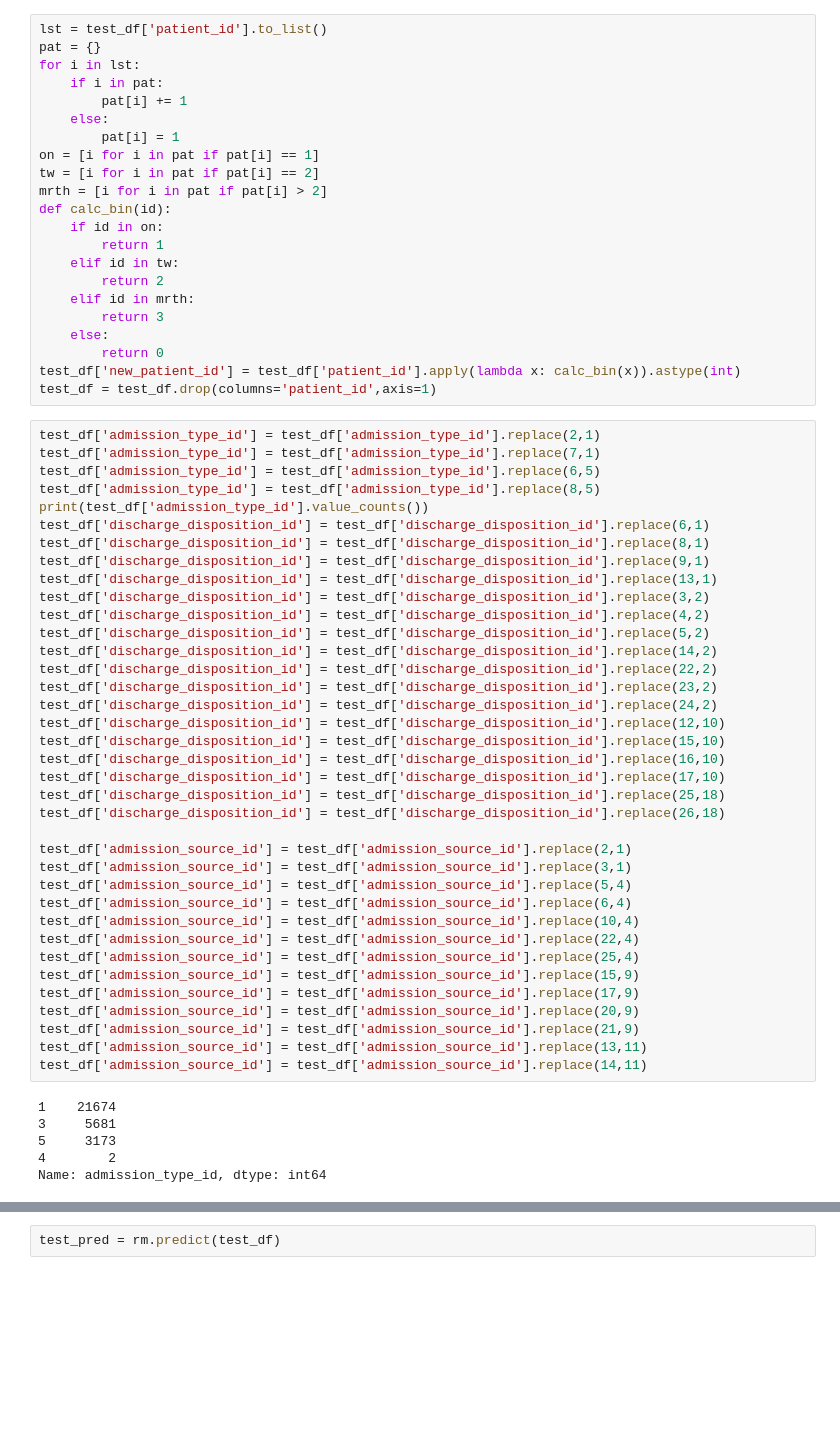
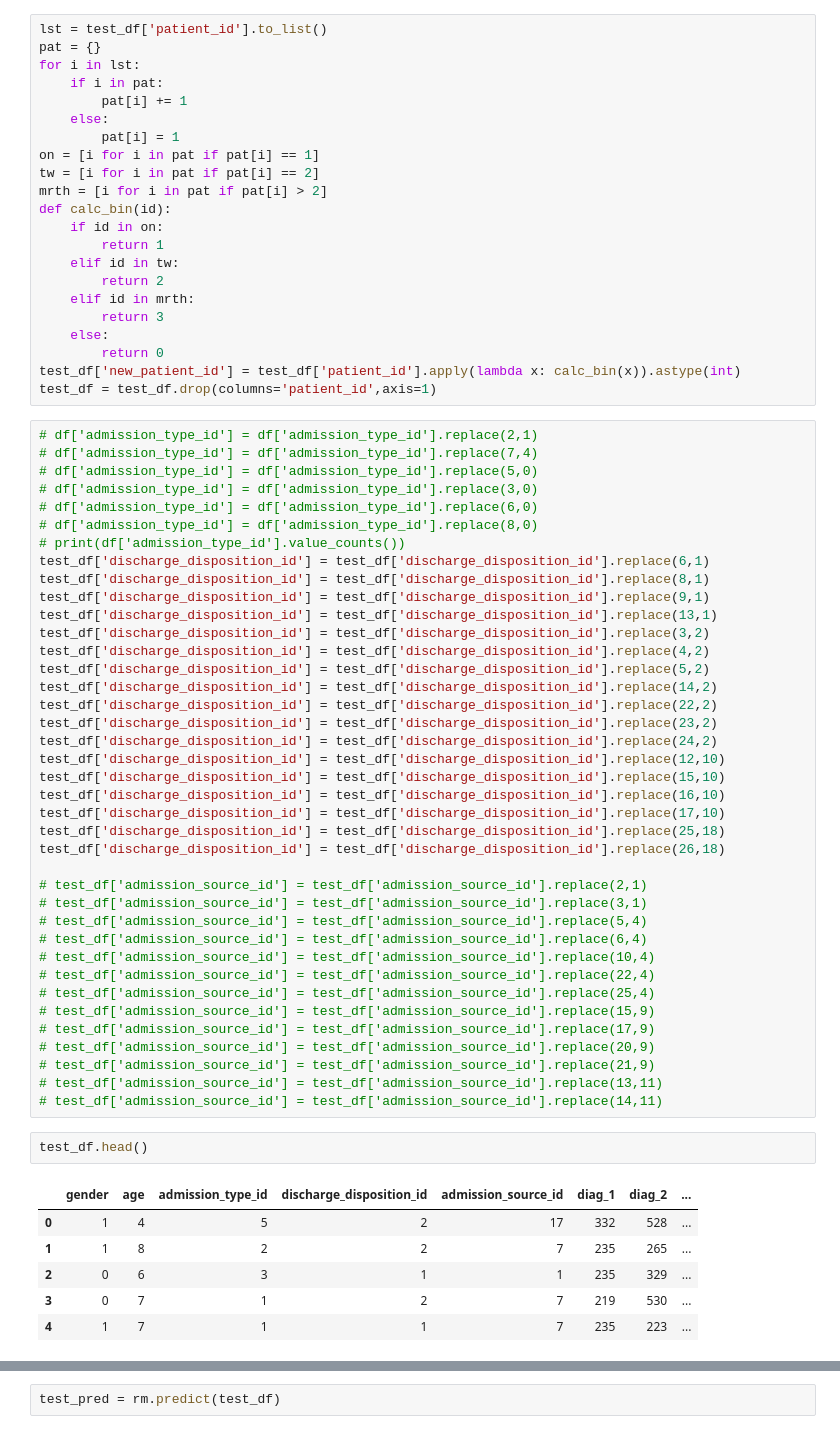
Before and after one commit to Chandak-Keshav/ML_Assignment, a Jupyter notebook: IMT2021003.ipynb, the cells around one changed output, grey strips where cells are left out. Saved outputs shown, nothing was run; the diff lists cells and outputs as text; blank space fills up the shorter version.

```diff
--- a/IMT2021003.ipynb
+++ b/IMT2021003.ipynb
@@ -904,11 +900,13 @@ def calc_bin(id):
 test_df['new_patient_id'] = test_df['patient_id'].apply(lambda x: calc_bin(x)).astype(int)
 test_df = test_df.drop(columns='patient_id',axis=1)
 # %%
-test_df['admission_type_id'] = test_df['admission_type_id'].replace(2,1)
-test_df['admission_type_id'] = test_df['admission_type_id'].replace(7,1)
-test_df['admission_type_id'] = test_df['admission_type_id'].replace(6,5)
-test_df['admission_type_id'] = test_df['admission_type_id'].replace(8,5)
-print(test_df['admission_type_id'].value_counts())
+# df['admission_type_id'] = df['admission_type_id'].replace(2,1)
+# df['admission_type_id'] = df['admission_type_id'].replace(7,4)
+# df['admission_type_id'] = df['admission_type_id'].replace(5,0)
+# df['admission_type_id'] = df['admission_type_id'].replace(3,0)
+# df['admission_type_id'] = df['admission_type_id'].replace(6,0)
+# df['admission_type_id'] = df['admission_type_id'].replace(8,0)
+# print(df['admission_type_id'].value_counts())
 test_df['discharge_disposition_id'] = test_df['discharge_disposition_id'].replace(6,1)
 test_df['discharge_disposition_id'] = test_df['discharge_disposition_id'].replace(8,1)
 test_df['discharge_disposition_id'] = test_df['discharge_disposition_id'].replace(9,1)
@@ -927,25 +925,28 @@ test_df['discharge_disposition_id'] = test_df['discharge_disposition_id'].replac
 test_df['discharge_disposition_id'] = test_df['discharge_disposition_id'].replace(25,18)
 test_df['discharge_disposition_id'] = test_df['discharge_disposition_id'].replace(26,18)
 
-test_df['admission_source_id'] = test_df['admission_source_id'].replace(2,1)
-test_df['admission_source_id'] = test_df['admission_source_id'].replace(3,1)
-test_df['admission_source_id'] = test_df['admission_source_id'].replace(5,4)
-test_df['admission_source_id'] = test_df['admission_source_id'].replace(6,4)
-test_df['admission_source_id'] = test_df['admission_source_id'].replace(10,4)
-test_df['admission_source_id'] = test_df['admission_source_id'].replace(22,4)
-test_df['admission_source_id'] = test_df['admission_source_id'].replace(25,4)
-test_df['admission_source_id'] = test_df['admission_source_id'].replace(15,9)
-test_df['admission_source_id'] = test_df['admission_source_id'].replace(17,9)
-test_df['admission_source_id'] = test_df['admission_source_id'].replace(20,9)
-test_df['admission_source_id'] = test_df['admission_source_id'].replace(21,9)
-test_df['admission_source_id'] = test_df['admission_source_id'].replace(13,11)
-test_df['admission_source_id'] = test_df['admission_source_id'].replace(14,11)
+# test_df['admission_source_id'] = test_df['admission_source_id'].replace(2,1)
+# test_df['admission_source_id'] = test_df['admission_source_id'].replace(3,1)
+# test_df['admission_source_id'] = test_df['admission_source_id'].replace(5,4)
+# test_df['admission_source_id'] = test_df['admission_source_id'].replace(6,4)
+# test_df['admission_source_id'] = test_df['admission_source_id'].replace(10,4)
+# test_df['admission_source_id'] = test_df['admission_source_id'].replace(22,4)
+# test_df['admission_source_id'] = test_df['admission_source_id'].replace(25,4)
+# test_df['admission_source_id'] = test_df['admission_source_id'].replace(15,9)
+# test_df['admission_source_id'] = test_df['admission_source_id'].replace(17,9)
+# test_df['admission_source_id'] = test_df['admission_source_id'].replace(20,9)
+# test_df['admission_source_id'] = test_df['admission_source_id'].replace(21,9)
+# test_df['admission_source_id'] = test_df['admission_source_id'].replace(13,11)
+# test_df['admission_source_id'] = test_df['admission_source_id'].replace(14,11)
-# %% [output]
-1    21674
-3     5681
-5     3173
-4        2
-Name: admission_type_id, dtype: int64
+# %%
+test_df.head()
+# %% [output]
+|  | gender | age | admission_type_id | discharge_disposition_id | admission_source_id | diag_1 | diag_2 | ... |
+| 0 | 1 | 4 | 5 | 2 | 17 | 332 | 528 | ... |
+| 1 | 1 | 8 | 2 | 2 | 7 | 235 | 265 | ... |
+| 2 | 0 | 6 | 3 | 1 | 1 | 235 | 329 | ... |
+| 3 | 0 | 7 | 1 | 2 | 7 | 219 | 530 | ... |
+| 4 | 1 | 7 | 1 | 1 | 7 | 235 | 223 | ... |
 # %%
 features = test[['num_medications','time_in_hospital','num_procedures','num_lab_procedures','number_diagnoses','number_emergency','number_inpatient',
 'number_outpatient']]
```
Also changed, not shown: parts of 11 cells of this notebook.
